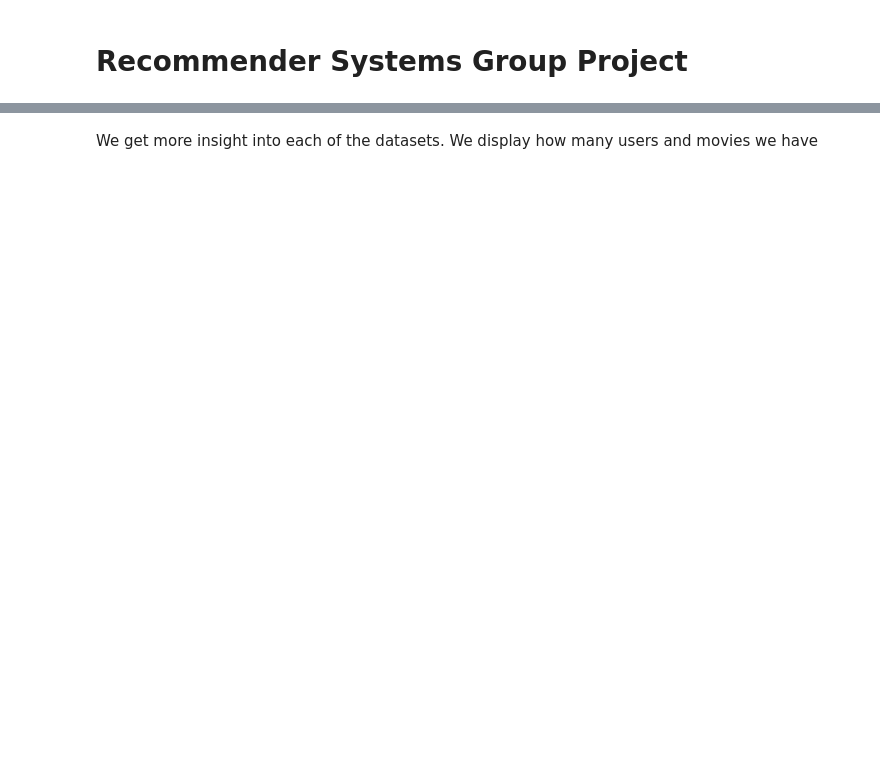
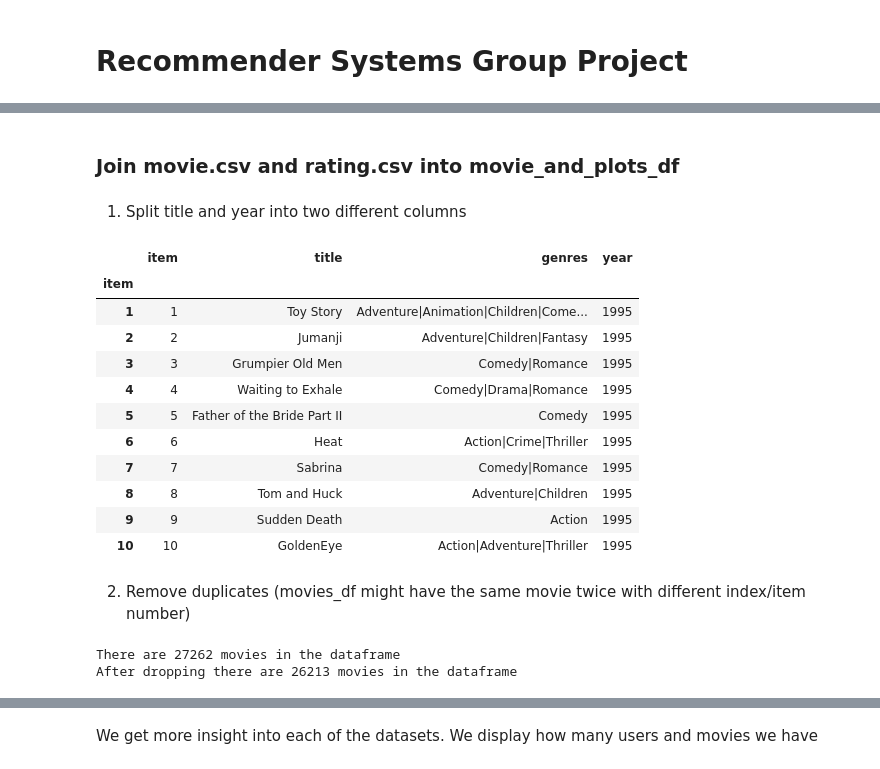
Before and after one commit to csotogd/Recommender-System-santa-claus, a Jupyter notebook: RS project.ipynb, the cells around one changed output, grey strips where cells are left out. Cells and saved outputs as stored; diff of their text form; code cells hidden in the pictures; blank space fills up the shorter version.

```diff
--- a/RS project.ipynb
+++ b/RS project.ipynb
@@ -36,0 +63,16 @@ from lenskit.algorithms.user_knn import UserUser
+# %%
+ratings_df = pd.read_csv(data_path+"/rating.csv")
+ratings_df.rename(columns={'userId': 'user',
+                   'movieId': 'item'},
+          inplace=True, errors='raise')
+display(ratings_df.head(10))
+
+movies_df = pd.read_csv(data_path+"/movie.csv")
+movies_df.rename(columns={'movieId': 'item'},
+          inplace=True, errors='raise')
+movies_df.index = movies_df['item']
+movies_df = movies_df.drop_duplicates(subset='item', keep='first') #we make sure there are no duplicates in the dataset
+
+display(movies_df.head(10))
+print(movies_df.info())
+count_ratings_df = ratings_df[['user','item']].groupby(['item']).count()
@@ -36,0 +114,44 @@ from lenskit.algorithms.user_knn import UserUser
+# %% [markdown]
+### Join movie.csv and rating.csv into movie_and_plots_df
+# %% [markdown]
+1. Split title and year into two different columns
+# %%
+def split_title_year(row):
+  title_year = str(row['title']).strip() # strip removes the spaces at the beginning and end of the string
+  year = title_year[-5:-1] # gives substring containing the year
+
+  # Check if substring is the year
+  if year.isdigit():
+    # Modify the title column
+    title = title_year[:-6].strip()
+    return int(year), title
+  else:
+    return 0, title_year.lower()
+# %%
+movies_df[['year','title']] = movies_df.apply(split_title_year, axis = 1, result_type='expand')
+display(movies_df.head(10))
+# %% [output]
+|  | item | title | genres | year |
+| item |  |  |  |  |
+| 1 | 1 | Toy Story | Adventure|Animation|Children|Come... | 1995 |
+| 2 | 2 | Jumanji | Adventure|Children|Fantasy | 1995 |
+| 3 | 3 | Grumpier Old Men | Comedy|Romance | 1995 |
+| 4 | 4 | Waiting to Exhale | Comedy|Drama|Romance | 1995 |
+| 5 | 5 | Father of the Bride Part II | Comedy | 1995 |
+| 6 | 6 | Heat | Action|Crime|Thriller | 1995 |
+| 7 | 7 | Sabrina | Comedy|Romance | 1995 |
+| 8 | 8 | Tom and Huck | Adventure|Children | 1995 |
+| 9 | 9 | Sudden Death | Action | 1995 |
+| 10 | 10 | GoldenEye | Action|Adventure|Thriller | 1995 |
+# %% [markdown]
+2. Remove duplicates (movies_df might have the same movie twice with different index/item number)
+# %%
+count_movies = movies_df.groupby(['title','year']).count()
+print(f'There are {len(count_movies)} movies in the dataframe')
+res_movies_df = movies_df.drop_duplicates(subset='title', keep='first')
+count_movies = res_movies_df.groupby(['title','year']).count()
+print(f'After dropping there are {len(count_movies)} movies in the dataframe')
+movies_df = res_movies_df
+# %% [output]
+There are 27262 movies in the dataframe
+After dropping there are 26213 movies in the dataframe
```
Also changed, not shown: parts of 79 cells of this notebook.
